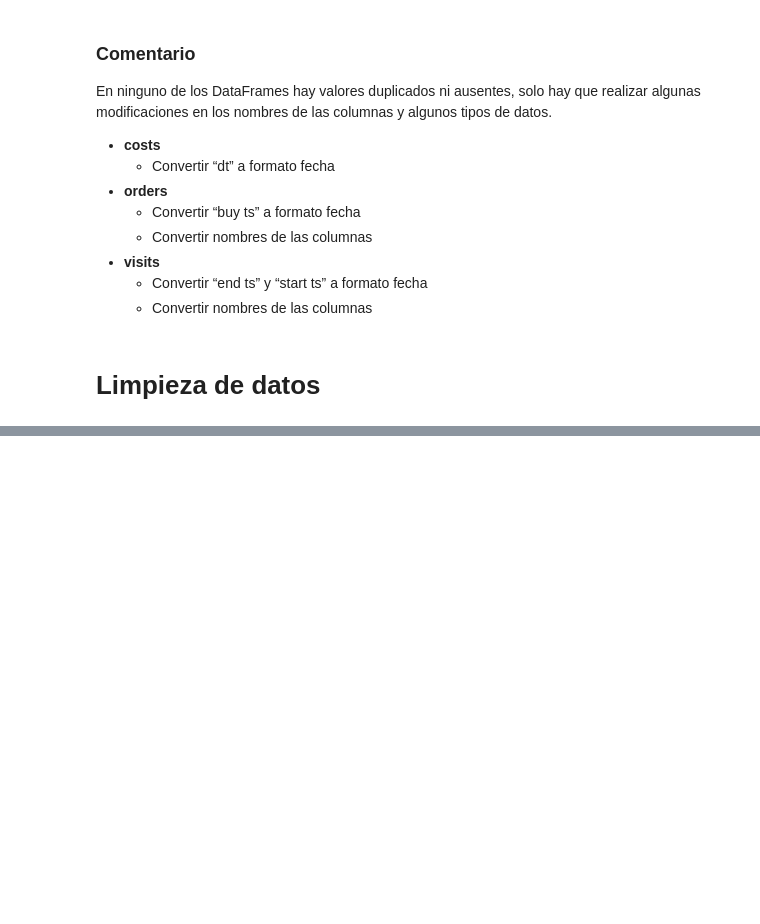
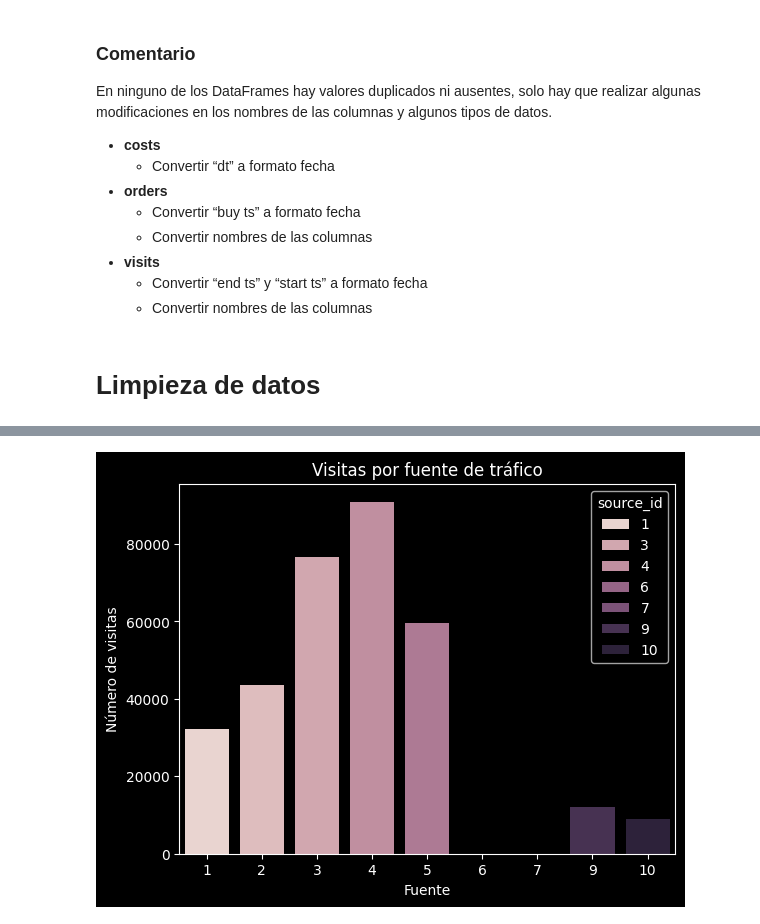
Before and after one commit to XivxnX/analisis_showz, a Jupyter notebook: analisis_showz.ipynb, the cells around one changed output, grey strips where cells are left out. Cells and saved outputs as stored; diff of their text form; code cells hidden in the pictures; blank space fills up the shorter version.

```diff
--- a/analisis_showz.ipynb
+++ b/analisis_showz.ipynb
@@ -170,0 +312,20 @@ visits['start_ts'] = pd.to_datetime(visits['start_ts'])
+# %%
+# número de visitas por fuente de tráfico
+visit_per_source = (
+    visit_report.groupby('source_id')
+    .agg({'uid':'count'})
+)
+
+# gráfico de barras: número de visitas por fuente de tráfico
+sns.barplot(visit_per_source,
+            x='source_id',
+            y='uid',
+            hue='source_id'
+)
+
+plt.title('Visitas por fuente de tráfico')
+plt.xlabel('Fuente')
+plt.ylabel('Número de visitas')
+plt.show()
+# %% [output]
+[figure, added]
```
Also changed, not shown: parts of 17 cells of this notebook.
